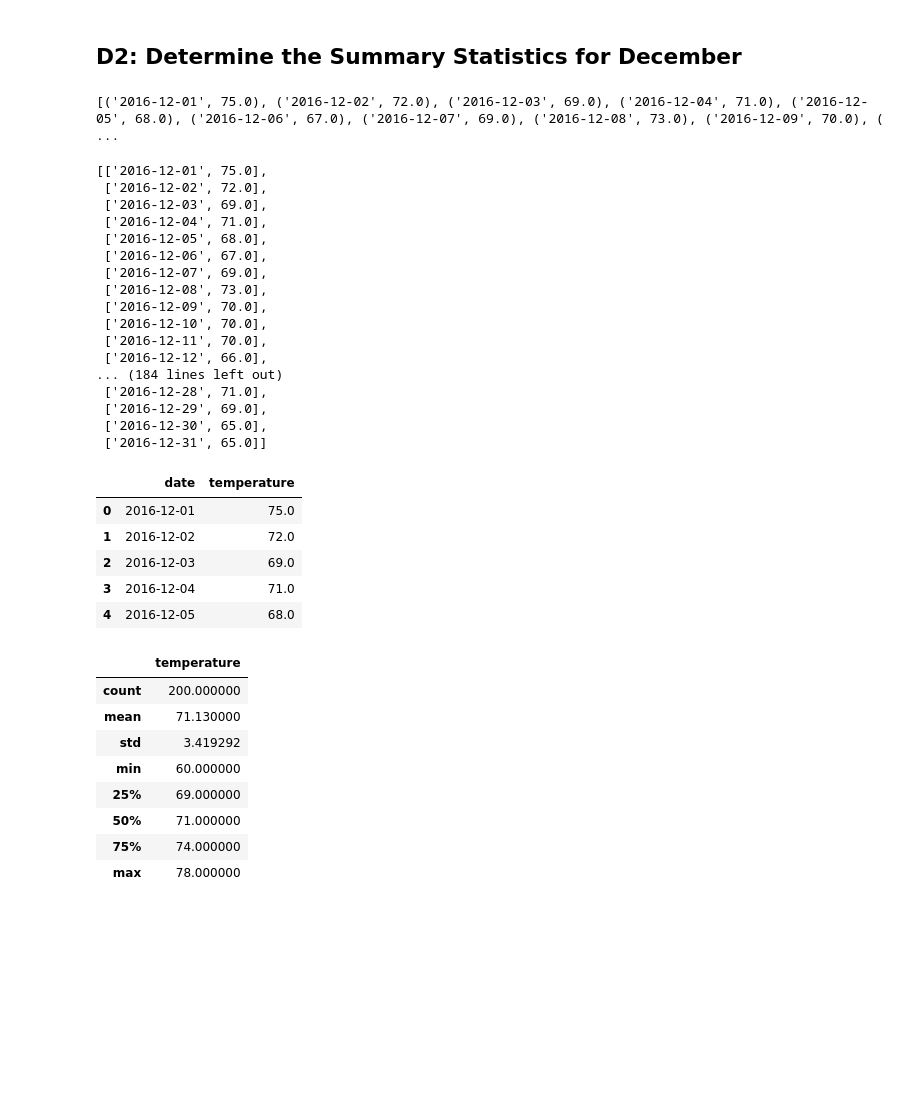
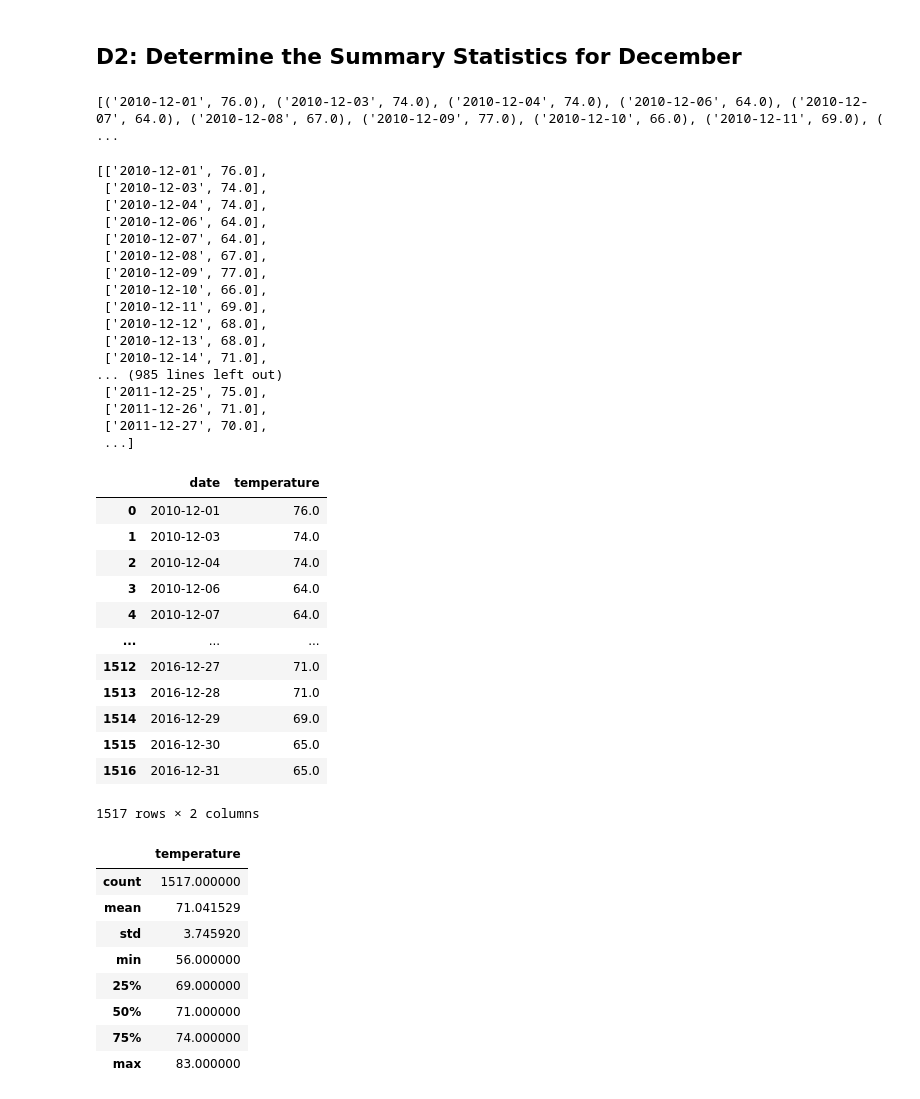
Before and after one commit to bedwardssmith/surfs_up, a Jupyter notebook: SurfsUp_Challenge.ipynb, the cells around one changed output. Drawn from its saved outputs; the diff is of its cells as text; code cells hidden in the pictures; blank space fills up the shorter version.

```diff
--- a/SurfsUp_Challenge.ipynb
+++ b/SurfsUp_Challenge.ipynb
@@ -87,57 +92,62 @@ results_df.describe()
 ## D2: Determine the Summary Statistics for December
 # %%
 # 6. Write a query that filters the Measurement table to retrieve the temperatures for the month of December.
+results = session.query(Measurement.date, Measurement.tobs).filter(func.strftime("%m", Measurement.date) == "12")
 
-end_date = dt.date(2016, 12, 31)
-start_date = dt.date(2016, 12, 1)
 
-results = session.query(Measurement.date, Measurement.tobs).filter(Measurement.date >= start_date).filter(Measurement.date <= end_date)
 print(results.all())
 # %% [output]
-[('2016-12-01', 75.0), ('2016-12-02', 72.0), ('2016-12-03', 69.0), ('2016-12-04', 71.0), ('2016-12-05', 68.0), ('2016-12-06', 67.0), ('2016-12-07', 69.0), ('2016-12-08', 73.0), ('2016-12-09', 70.0), ( ...
+[('2010-12-01', 76.0), ('2010-12-03', 74.0), ('2010-12-04', 74.0), ('2010-12-06', 64.0), ('2010-12-07', 64.0), ('2010-12-08', 67.0), ('2010-12-09', 77.0), ('2010-12-10', 66.0), ('2010-12-11', 69.0), ( ...
 # %%
 # 7. Convert the December temperatures to a list.
 Dec_temps = [list(i) for i in results]
 Dec_temps
 # %% [output]
-[['2016-12-01', 75.0],
- ['2016-12-02', 72.0],
- ['2016-12-03', 69.0],
- ['2016-12-04', 71.0],
- ['2016-12-05', 68.0],
- ['2016-12-06', 67.0],
- ['2016-12-07', 69.0],
- ['2016-12-08', 73.0],
- ['2016-12-09', 70.0],
- ['2016-12-10', 70.0],
- ['2016-12-11', 70.0],
- ['2016-12-12', 66.0],
-... (184 lines left out)
- ['2016-12-28', 71.0],
- ['2016-12-29', 69.0],
- ['2016-12-30', 65.0],
- ['2016-12-31', 65.0]]
+[['2010-12-01', 76.0],
+ ['2010-12-03', 74.0],
+ ['2010-12-04', 74.0],
+ ['2010-12-06', 64.0],
+ ['2010-12-07', 64.0],
+ ['2010-12-08', 67.0],
+ ['2010-12-09', 77.0],
+ ['2010-12-10', 66.0],
+ ['2010-12-11', 69.0],
+ ['2010-12-12', 68.0],
+ ['2010-12-13', 68.0],
+ ['2010-12-14', 71.0],
+... (985 lines left out)
+ ['2011-12-25', 75.0],
+ ['2011-12-26', 71.0],
+ ['2011-12-27', 70.0],
+ ...]
 # %%
 # 8. Create a DataFrame from the list of temperatures for the month of December.
 results_df=pd.DataFrame(Dec_temps, columns=['date','temperature'])
-results_df.head()
+results_df
 # %% [output]
 |  | date | temperature |
-| 0 | 2016-12-01 | 75.0 |
-| 1 | 2016-12-02 | 72.0 |
-| 2 | 2016-12-03 | 69.0 |
-| 3 | 2016-12-04 | 71.0 |
-| 4 | 2016-12-05 | 68.0 |
+| 0 | 2010-12-01 | 76.0 |
+| 1 | 2010-12-03 | 74.0 |
+| 2 | 2010-12-04 | 74.0 |
+| 3 | 2010-12-06 | 64.0 |
+| 4 | 2010-12-07 | 64.0 |
+| ... | ... | ... |
+| 1512 | 2016-12-27 | 71.0 |
+| 1513 | 2016-12-28 | 71.0 |
+| 1514 | 2016-12-29 | 69.0 |
+| 1515 | 2016-12-30 | 65.0 |
+| 1516 | 2016-12-31 | 65.0 |
+1517 rows × 2 columns
 # %%
 # 9. Calculate and print out the summary statistics for the Decemeber temperature DataFrame.
 results_df.describe()
 # %% [output]
 |  | temperature |
-| count | 200.000000 |
-| mean | 71.130000 |
-| std | 3.419292 |
-| min | 60.000000 |
+| count | 1517.000000 |
+| mean | 71.041529 |
+| std | 3.745920 |
+| min | 56.000000 |
 | 25% | 69.000000 |
 | 50% | 71.000000 |
 | 75% | 74.000000 |
-| max | 78.000000 |
+| max | 83.000000 |
```
Also changed, not shown: parts of 5 cells of this notebook, 2 other files.
